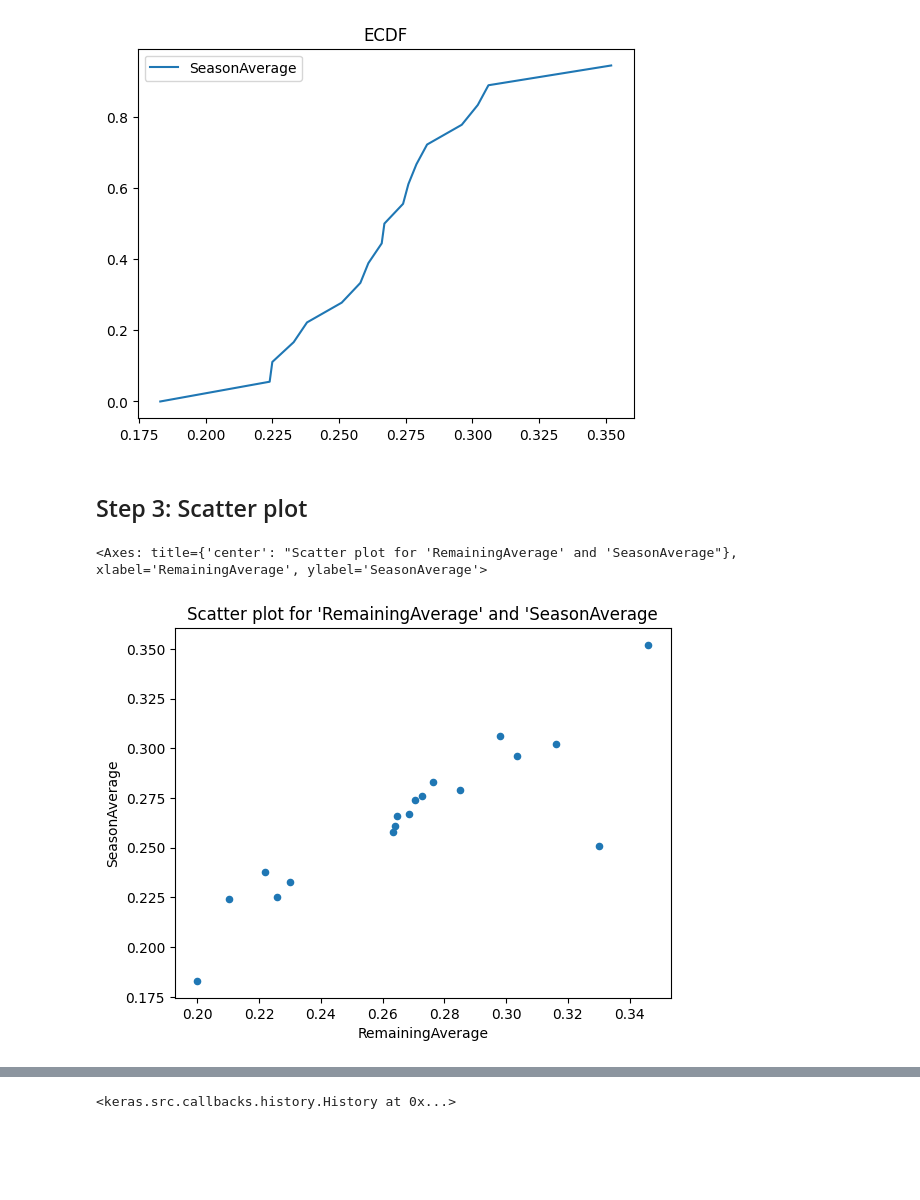
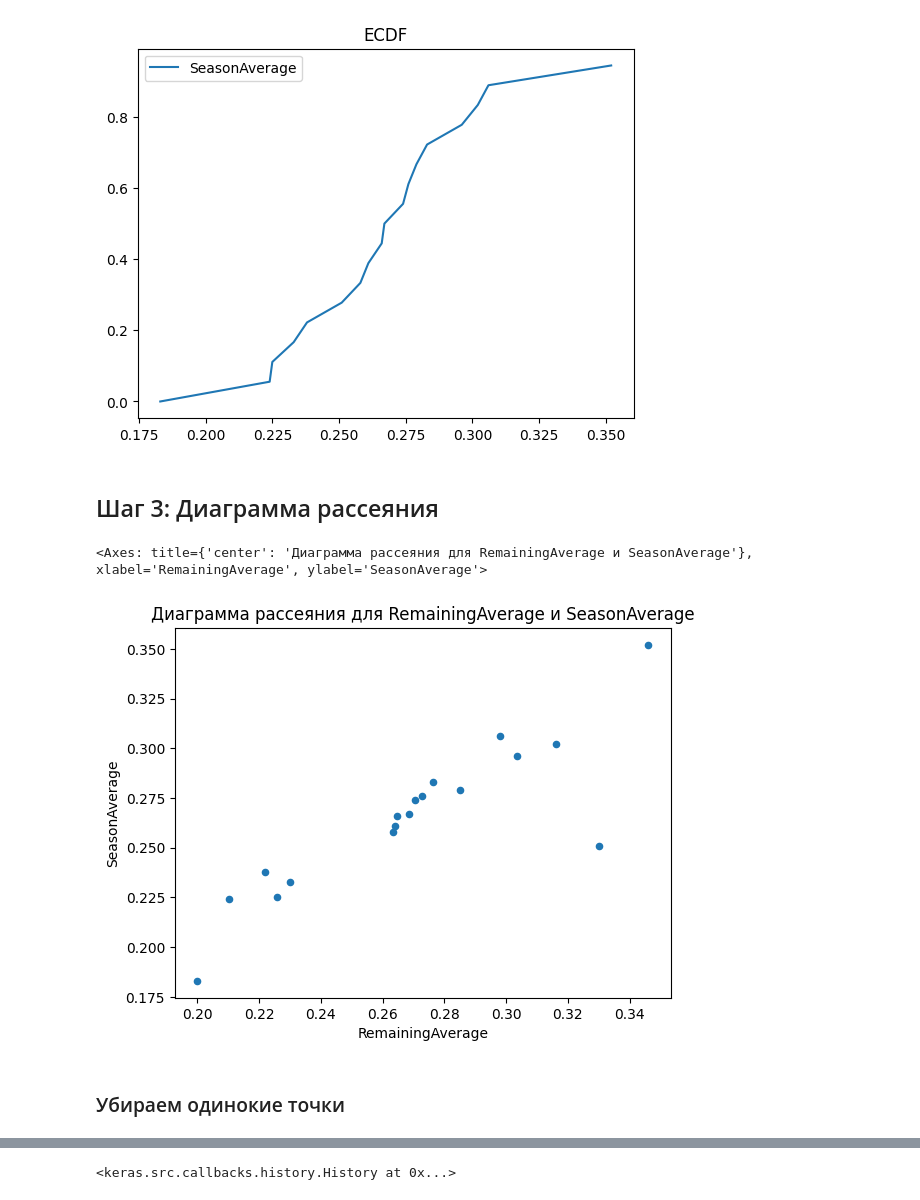
Before and after one commit to gmatiukhin/rudn-study-3rd-year, a Jupyter notebook: ml-methods/lab1/lab1.ipynb, the cells around one changed output, grey strips where cells are left out. Cells and saved outputs as stored; diff of their text form; code cells hidden in the pictures; blank space fills up the shorter version.

```diff
--- a/ml-methods/lab1/lab1.ipynb
+++ b/ml-methods/lab1/lab1.ipynb
@@ -117,9 +115,11 @@ ecdf.plot.line(title="ECDF")
 <Axes: title={'center': 'ECDF'}>
 [figure]
 # %% [markdown]
-## Step 3: Scatter plot
+## Шаг 3: Диаграмма рассеяния
 # %%
-df.plot.scatter("RemainingAverage", "SeasonAverage", title="Scatter plot for 'RemainingAverage' and 'SeasonAverage")
+df.plot.scatter("RemainingAverage", "SeasonAverage", title="Диаграмма рассеяния для RemainingAverage и SeasonAverage")
 # %% [output]
-<Axes: title={'center': "Scatter plot for 'RemainingAverage' and 'SeasonAverage"}, xlabel='RemainingAverage', ylabel='SeasonAverage'>
+<Axes: title={'center': 'Диаграмма рассеяния для RemainingAverage и SeasonAverage'}, xlabel='RemainingAverage', ylabel='SeasonAverage'>
-[figure, old version]
+[figure, new version]
+# %% [markdown]
+### Убираем одинокие точки
```
Also changed, not shown: parts of 65 cells of this notebook, 1 other file.
